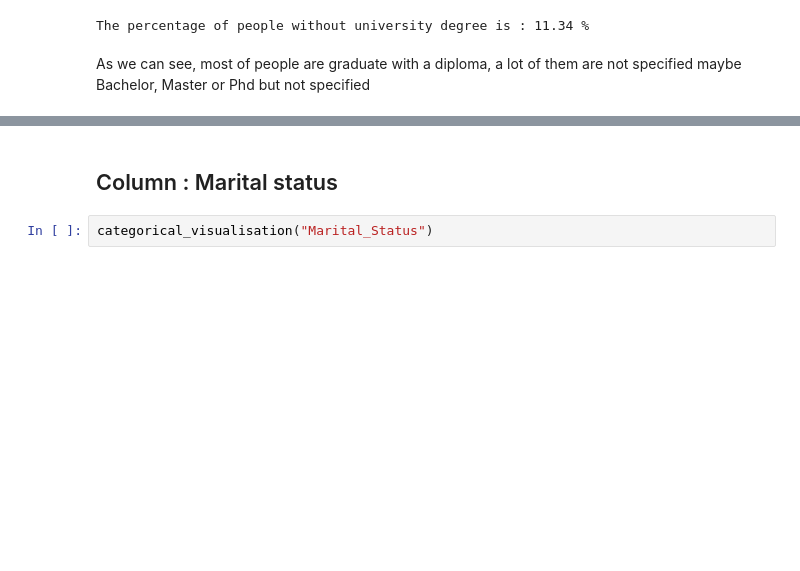
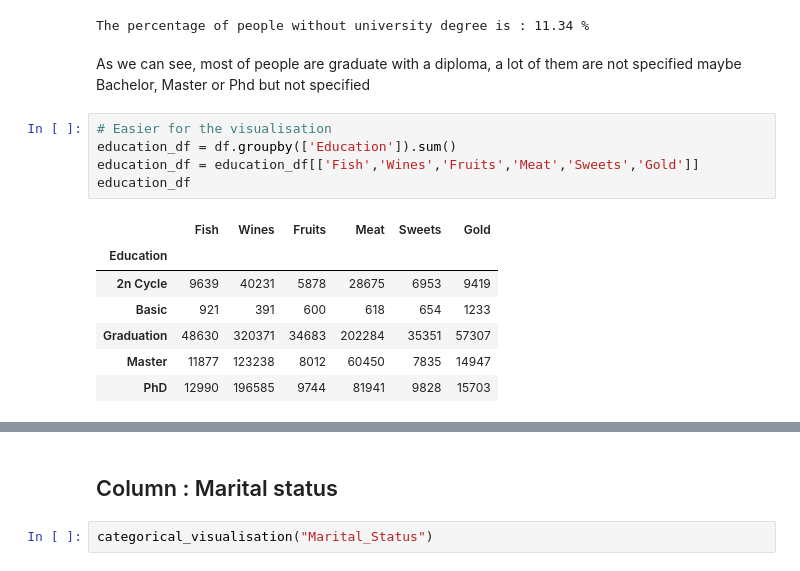
Before and after one commit to AurelienGgt/Customer-Personality-Analysis, a Jupyter notebook: Analyse.ipynb, the cells around one changed output, grey strips where cells are left out. Saved outputs shown, nothing was run; the diff lists cells and outputs as text; blank space fills up the shorter version.

```diff
--- a/Analyse.ipynb
+++ b/Analyse.ipynb
@@ -123,3 +166,16 @@ print(f"The percentage of people without university degree is : {round(((len(no_
 The percentage of people without university degree is : 11.34 %
 # %% [markdown]
 As we can see, most of people are graduate with a diploma, a lot of them are not specified maybe Bachelor, Master or Phd but not specified
+# %%
+# Easier for the visualisation
+education_df = df.groupby(['Education']).sum()
+education_df = education_df[['Fish','Wines','Fruits','Meat','Sweets','Gold']]
+education_df
+# %% [output]
+|  | Fish | Wines | Fruits | Meat | Sweets | Gold |
+| Education |  |  |  |  |  |  |
+| 2n Cycle | 9639 | 40231 | 5878 | 28675 | 6953 | 9419 |
+| Basic | 921 | 391 | 600 | 618 | 654 | 1233 |
+| Graduation | 48630 | 320371 | 34683 | 202284 | 35351 | 57307 |
+| Master | 11877 | 123238 | 8012 | 60450 | 7835 | 14947 |
+| PhD | 12990 | 196585 | 9744 | 81941 | 9828 | 15703 |
```
Also changed, not shown: parts of 13 cells of this notebook.
